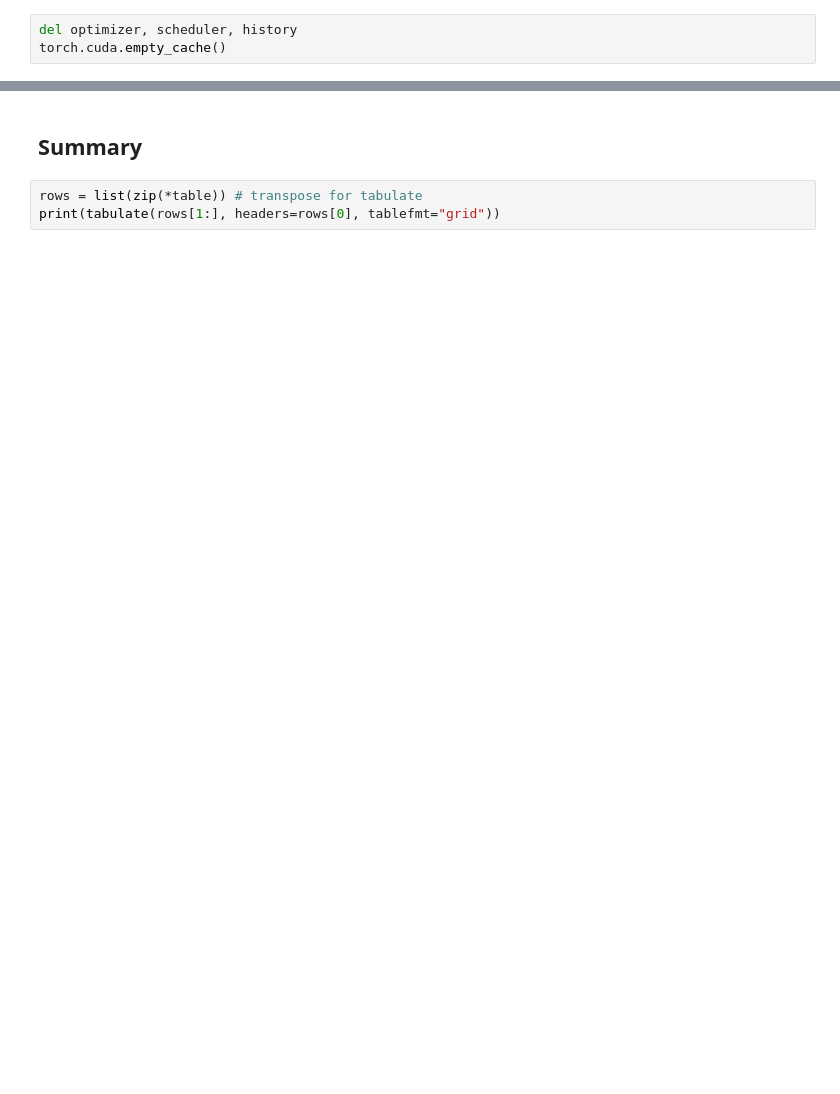
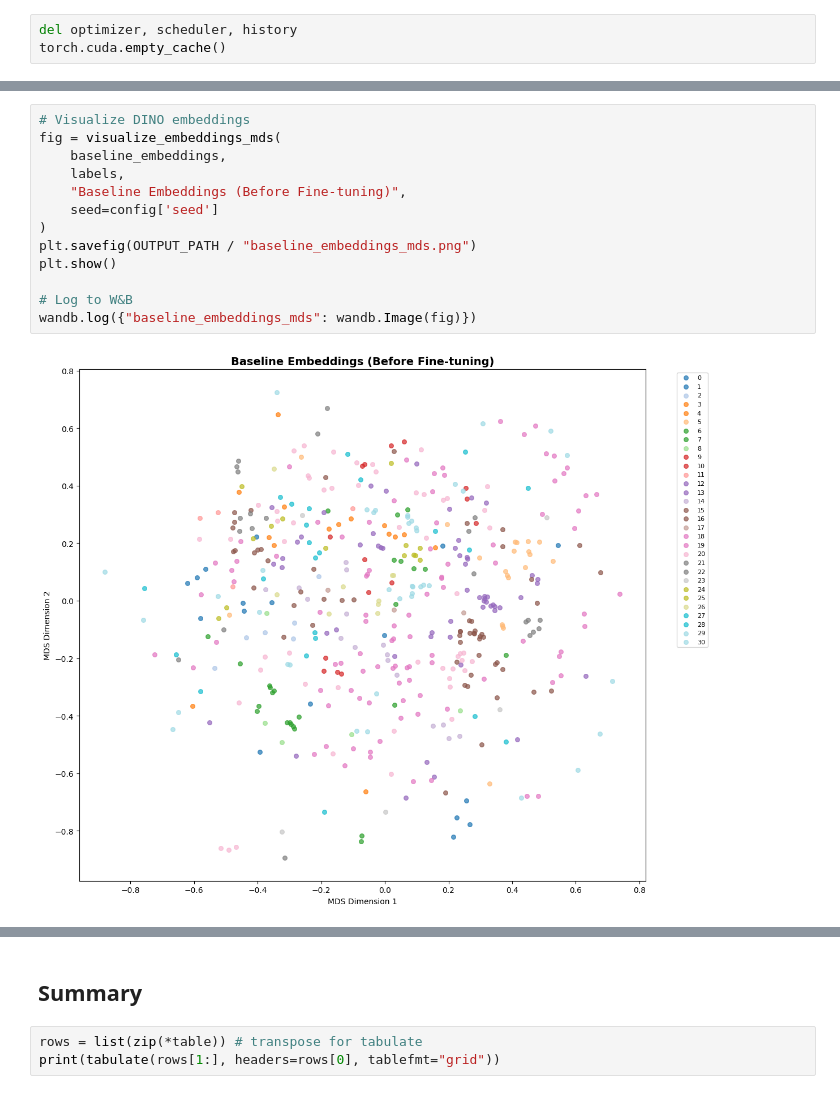
Before and after one commit to CarloColumbo/Kaggle-Competition-Jaguar-Re-identification, a Jupyter notebook: notebooks/07_class_balance.ipynb, the cells around one changed output, grey strips where cells are left out. Saved outputs shown, nothing was run; the diff lists cells and outputs as text; blank space fills up the shorter version.

```diff
--- a/notebooks/07_class_balance.ipynb
+++ b/notebooks/07_class_balance.ipynb
@@ -806,0 +919,15 @@ torch.cuda.empty_cache()
+# %%
+# Visualize DINO embeddings
+fig = visualize_embeddings_mds(
+    baseline_embeddings,
+    labels,
+    "Baseline Embeddings (Before Fine-tuning)",
+    seed=config['seed']
+)
+plt.savefig(OUTPUT_PATH / "baseline_embeddings_mds.png")
+plt.show()
+
+# Log to W&B
+wandb.log({"baseline_embeddings_mds": wandb.Image(fig)})
+# %% [output]
+[figure, added]
```
Also changed, not shown: parts of 33 cells of this notebook.
